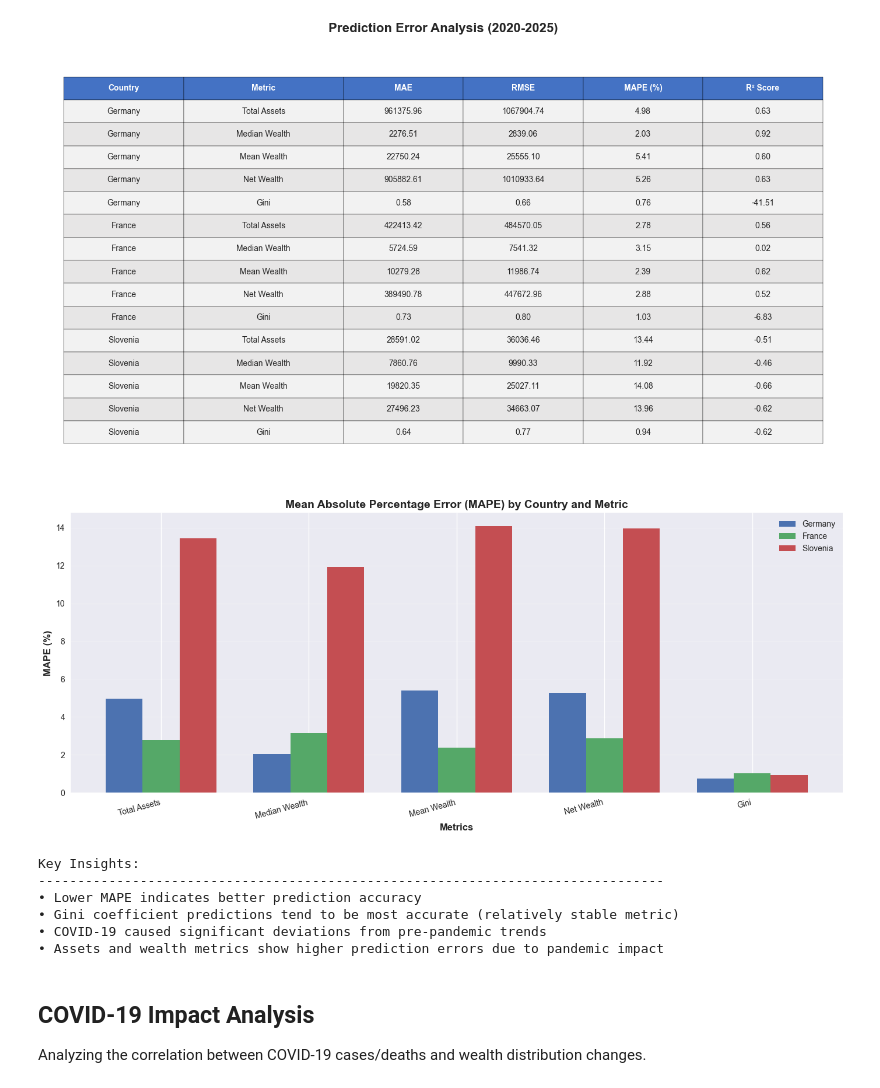
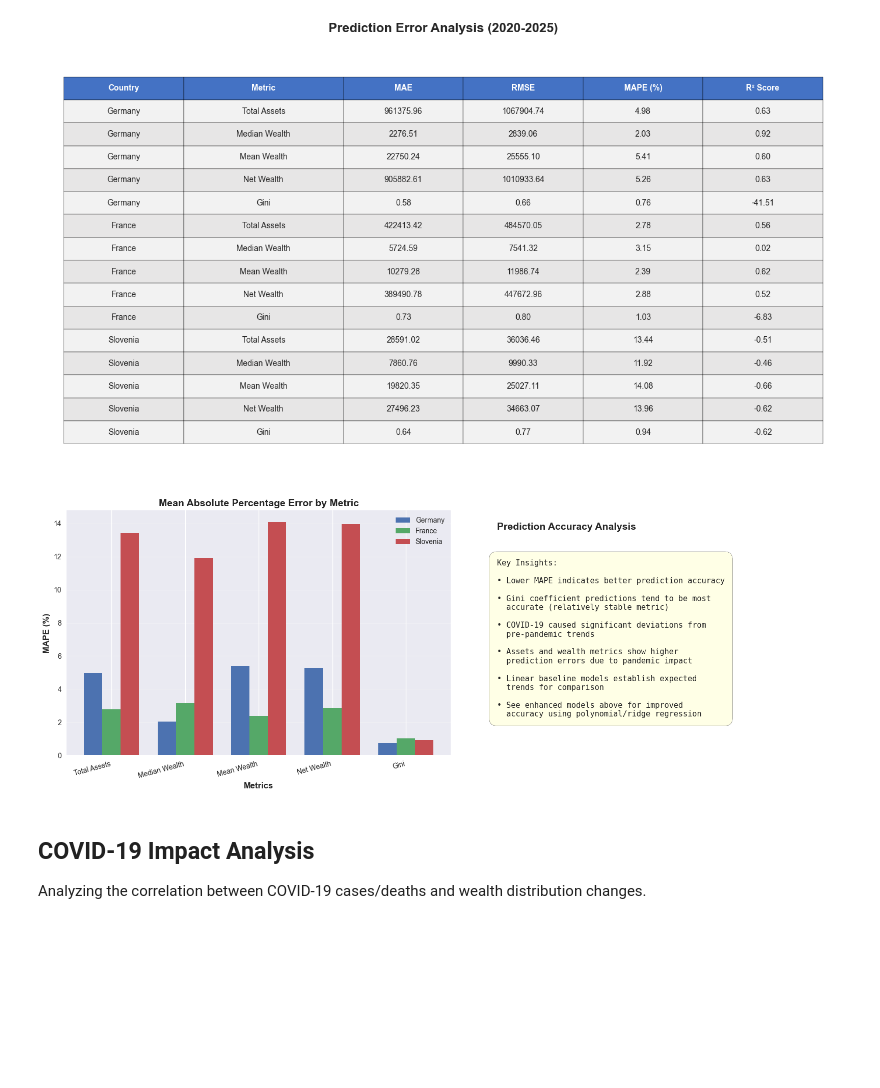
Before and after one commit to clement-antoine-xavier/covid-19-wealth-distribution, a Jupyter notebook: Covid-19 - Wealth Distribution.ipynb, the cells around one changed output. Drawn from its saved outputs; the diff is of its cells as text; code cells hidden in the pictures; blank space fills up the shorter version.

Commit message:
Fix: Remove errors

```diff
--- a/Covid-19 - Wealth Distribution.ipynb
+++ b/Covid-19 - Wealth Distribution.ipynb
@@ -1115,54 +1132,66 @@ plt.show()
 # %%
 # ===== Visualize MAPE (Prediction Error) Comparison =====
 # Compare prediction accuracy across countries using bar charts
 # MAPE (Mean Absolute Percentage Error) shows relative error - lower is better
 
-fig, ax = plt.subplots(figsize=(14, 6))
+fig, axes = plt.subplots(1, 2, figsize=(16, 6))
 
 # Get unique countries and metrics from error data
 countries = error_df['Country'].unique()
 metrics = error_df['Metric'].unique()
 x = np.arange(len(metrics))
 width = 0.25  # Width of bars
 
-# Plot bars for each country
+# Left subplot: MAPE comparison
+ax = axes[0]
 for i, country in enumerate(countries):
     country_data = error_df[error_df['Country'] == country]
     mape_values = country_data['MAPE (%)'].values
-    # Offset bars so they don't overlap
     ax.bar(x + i * width, mape_values, width, label=country)
 
-# Configure axes and labels
 ax.set_xlabel('Metrics', fontweight='bold', fontsize=12)
 ax.set_ylabel('MAPE (%)', fontweight='bold', fontsize=12)
-ax.set_title('Mean Absolute Percentage Error (MAPE) by Country and Metric',
+ax.set_title('Mean Absolute Percentage Error by Metric',
             fontweight='bold', fontsize=14)
 ax.set_xticks(x + width)
 ax.set_xticklabels(metrics, rotation=15, ha='right')
 ax.legend()
 ax.grid(True, alpha=0.3, axis='y')
 
+# Right subplot: Key insights panel
+ax2 = axes[1]
+ax2.axis('off')
+
+insights_text = """Key Insights:
+
+• Lower MAPE indicates better prediction accuracy
+
+• Gini coefficient predictions tend to be most
+  accurate (relatively stable metric)
+
+• COVID-19 caused significant deviations from
+  pre-pandemic trends
+
+• Assets and wealth metrics show higher
+  prediction errors due to pandemic impact
+
+• Linear baseline models establish expected
+  trends for comparison
+
+• See enhanced models above for improved
+  accuracy using polynomial/ridge regression"""
+
+ax2.text(0.1, 0.95, 'Prediction Accuracy Analysis', transform=ax2.transAxes,
+        fontsize=14, fontweight='bold', va='top')
+
+ax2.text(0.1, 0.80, insights_text, transform=ax2.transAxes,
+        fontsize=11, va='top', family='monospace',
+        bbox=dict(boxstyle='round', facecolor='lightyellow', alpha=0.8, pad=1))
+
 plt.tight_layout()
 plt.show()
-
-# ===== Display Key Insights =====
-insights = """
-Key Insights:
---------------------------------------------------------------------------------
-• Lower MAPE indicates better prediction accuracy
-• Gini coefficient predictions tend to be most accurate (relatively stable metric)
-• COVID-19 caused significant deviations from pre-pandemic trends
-• Assets and wealth metrics show higher prediction errors due to pandemic impact
-"""
-insights
 # %% [output]
-[figure, old version]
+[figure, new version]
-Key Insights:
---------------------------------------------------------------------------------
-• Lower MAPE indicates better prediction accuracy
-• Gini coefficient predictions tend to be most accurate (relatively stable metric)
-• COVID-19 caused significant deviations from pre-pandemic trends
-• Assets and wealth metrics show higher prediction errors due to pandemic impact
 # %% [markdown]
 ## COVID-19 Impact Analysis
 
```
Also changed, not shown: parts of 12 cells of this notebook.
